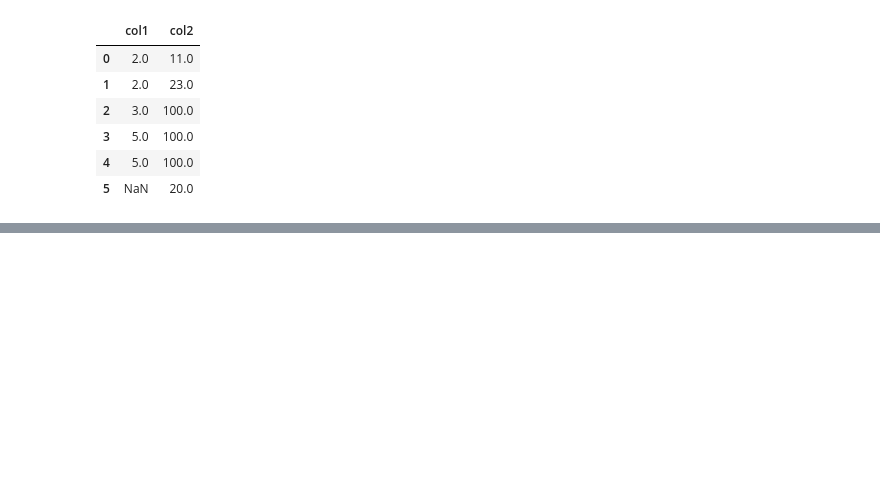
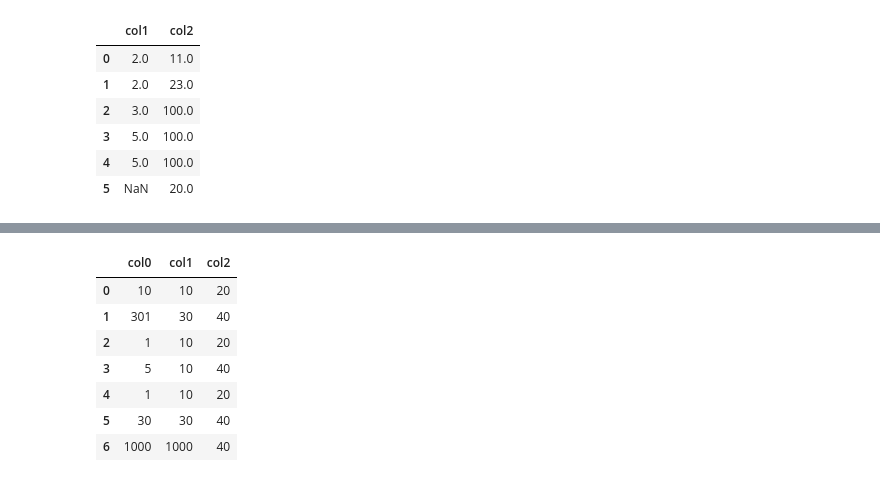
Before and after one commit to sumanghosh108/n_p, a Jupyter notebook: panda/data_cl1.ipynb, the cells around one changed output, grey strips where cells are left out. Drawn from its saved outputs; the diff is of its cells as text; code cells hidden in the pictures; blank space fills up the shorter version.

```diff
--- a/panda/data_cl1.ipynb
+++ b/panda/data_cl1.ipynb
@@ -112,0 +254,12 @@ df.bfill()
+# %%
+df=pd.DataFrame({'col0':[10,301,1,5,1,30,1000],'col1':[10,30,10,10,10,30,1000],'col2':[20,40,20,40,20,40,40]})
+df
+# %% [output]
+|  | col0 | col1 | col2 |
+| 0 | 10 | 10 | 20 |
+| 1 | 301 | 30 | 40 |
+| 2 | 1 | 10 | 20 |
+| 3 | 5 | 10 | 40 |
+| 4 | 1 | 10 | 20 |
+| 5 | 30 | 30 | 40 |
+| 6 | 1000 | 1000 | 40 |
```
Also changed, not shown: parts of 21 cells of this notebook.
